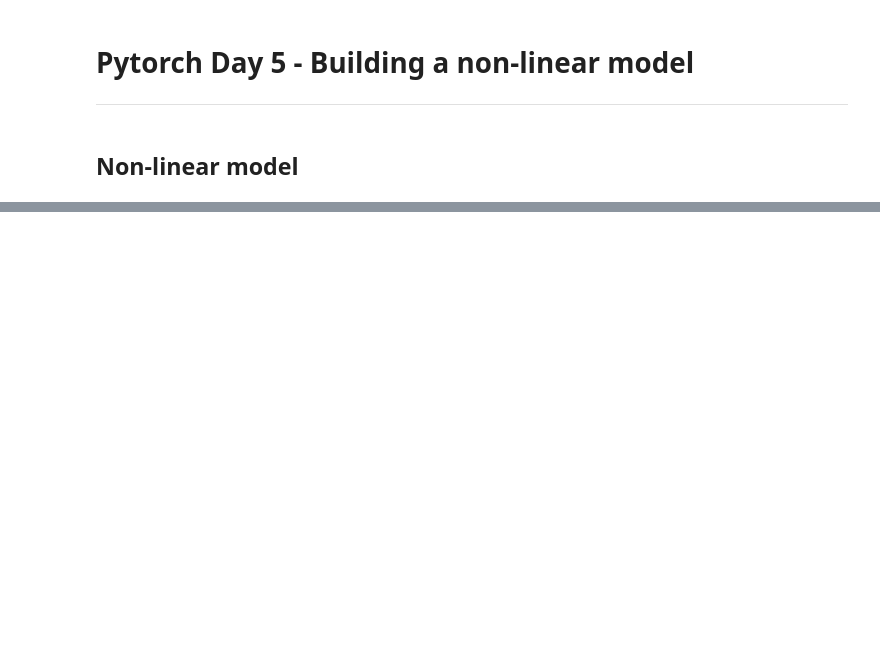
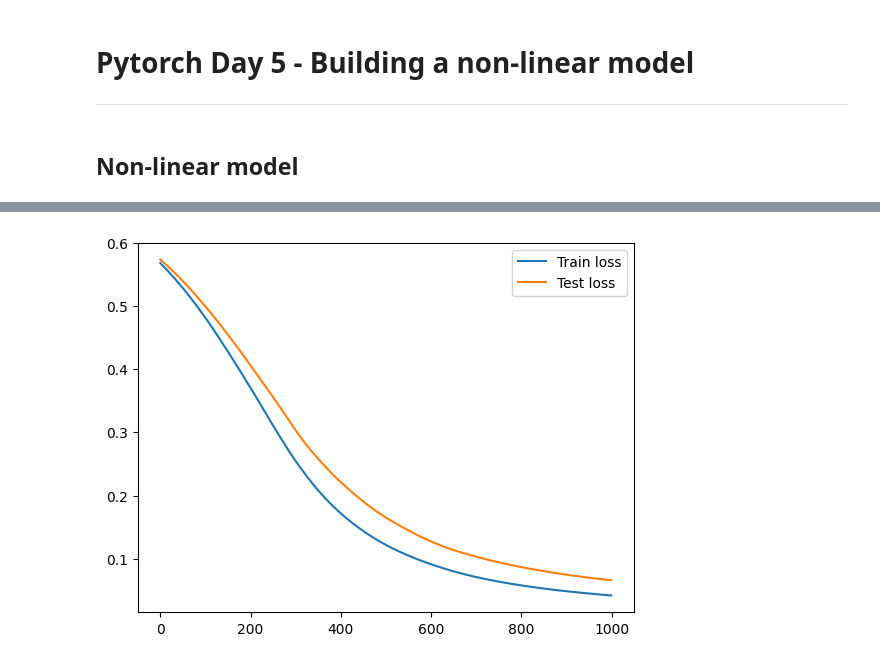
Before and after one commit to TonyQ2k3/pytorch-training, a Jupyter notebook: notebooks/pytorch_day5.ipynb, the cells around one changed output, grey strips where cells are left out. Cells and saved outputs as stored; diff of their text form; code cells hidden in the pictures; blank space fills up the shorter version.

```diff
--- a/notebooks/pytorch_day5.ipynb
+++ b/notebooks/pytorch_day5.ipynb
@@ -16,7 +16,8 @@ n_samples = 1000
 X, y = make_circles(n_samples,
                     noise=0.03,
                     random_state=42)
-
+X = torch.from_numpy(X).type(torch.float)
+y = torch.from_numpy(y).type(torch.float)
 print(X.shape)
 print(y.shape)
 # %% [output]
@@ -28,0 +41,3 @@ X_train, X_test, y_train, y_test = train_test_split(X, y, test_size=0.2, random_
+# %%
+model = CircleModelV2()
+model
@@ -28,0 +51,26 @@ X_train, X_test, y_train, y_test = train_test_split(X, y, test_size=0.2, random_
+# %%
+loss_fn = nn.BCEWithLogitsLoss()
+optimizer = torch.optim.SGD(model.parameters(), lr=0.1)
+epochs = 1000
+train_losses = []
+test_losses = []
+# %%
+torch.manual_seed(42)
+
+for epoch in range(epochs):
+  model.train()
+  y_logits = model(X_train).squeeze()
+  loss = loss_fn(y_logits, y_train)
+  train_losses.append(loss.item())
+  optimizer.zero_grad()
+  loss.backward()
+  optimizer.step()
+
+  model.eval()
+  with torch.inference_mode():
+    test_logits = model(X_test).squeeze()
+    test_loss = loss_fn(test_logits, y_test)
+    test_losses.append(test_loss.item())
+
+  if epoch % 100 == 0:
+    print(f"Epoch: {epoch} | Train loss: {loss:.4f} | Test loss: {test_loss:.4f}")
@@ -28,0 +88,8 @@ X_train, X_test, y_train, y_test = train_test_split(X, y, test_size=0.2, random_
+# %%
+eps = [x for x in range(epochs)]
+plt.plot(eps, train_losses, label="Train loss")
+plt.plot(eps, test_losses, label="Test loss")
+plt.legend()
+plt.show()
+# %% [output]
+[figure, added]
```
Also changed, not shown: parts of 6 cells of this notebook.
